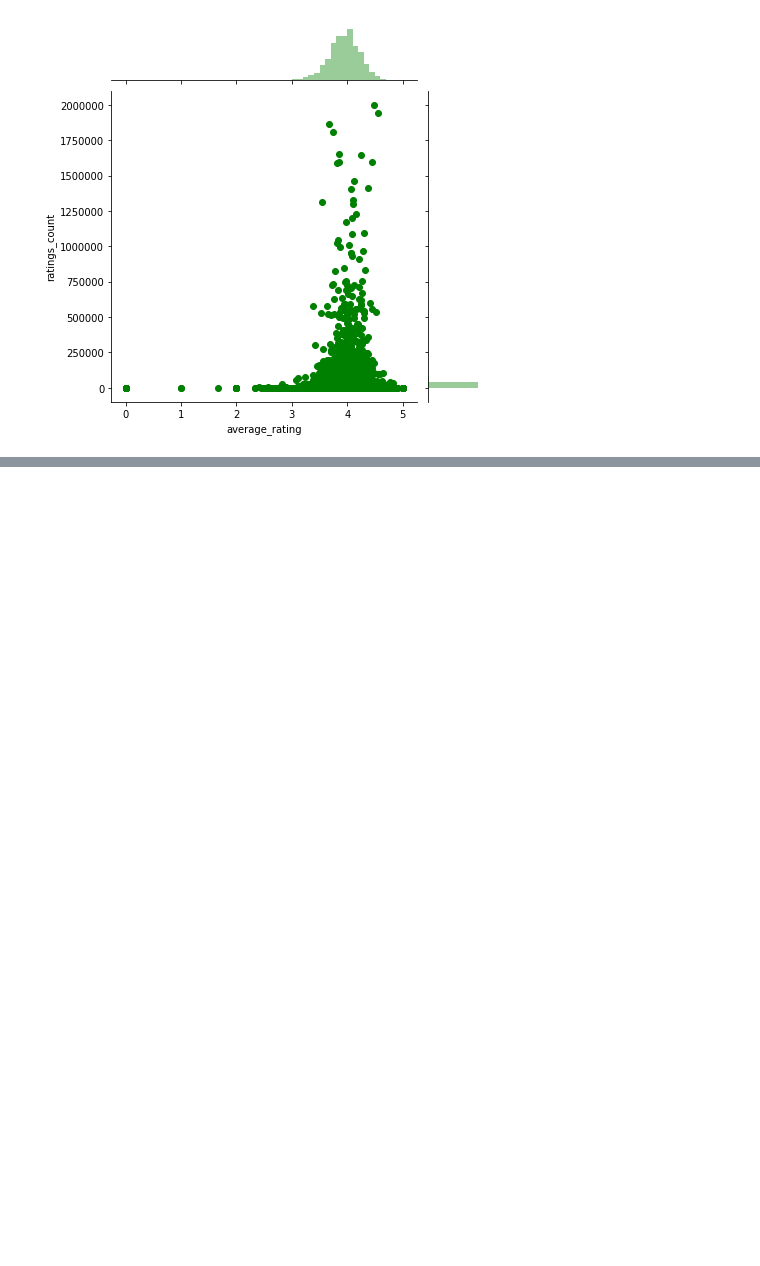
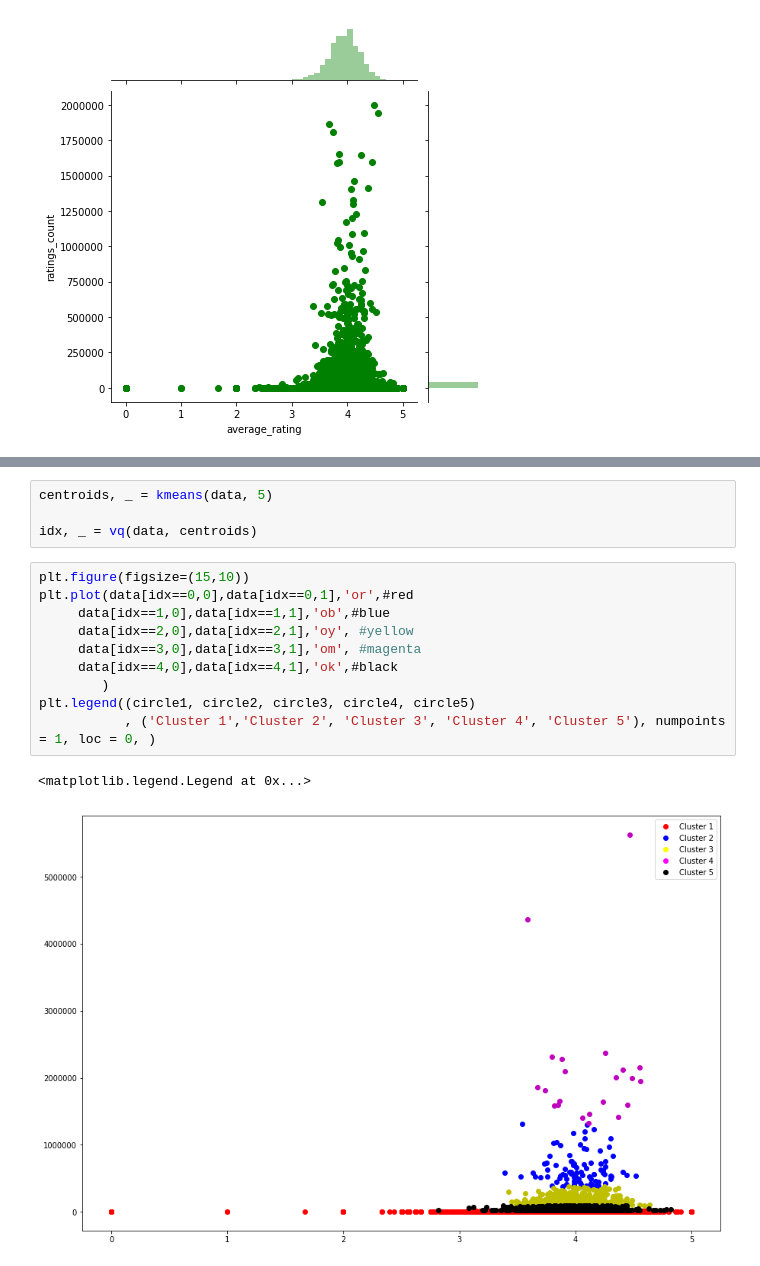
Before and after one commit to AdityaDTewari/Datasets_analysis, a Jupyter notebook: goodreadsbooks/Book_recommendation.ipynb, the cells around one changed output, grey strips where cells are left out. Saved outputs shown, nothing was run; the diff lists cells and outputs as text; blank space fills up the shorter version.

```diff
--- a/goodreadsbooks/Book_recommendation.ipynb
+++ b/goodreadsbooks/Book_recommendation.ipynb
@@ -152,0 +186,17 @@ ax = sns.jointplot(x="average_rating", y="ratings_count", data = tri, color = 'g
+# %%
+centroids, _ = kmeans(data, 5)
+
+idx, _ = vq(data, centroids)
+# %%
+plt.figure(figsize=(15,10))
+plt.plot(data[idx==0,0],data[idx==0,1],'or',#red
+     data[idx==1,0],data[idx==1,1],'ob',#blue
+     data[idx==2,0],data[idx==2,1],'oy', #yellow
+     data[idx==3,0],data[idx==3,1],'om', #magenta
+     data[idx==4,0],data[idx==4,1],'ok',#black
+        )
+plt.legend((circle1, circle2, circle3, circle4, circle5)
+           , ('Cluster 1','Cluster 2', 'Cluster 3', 'Cluster 4', 'Cluster 5'), numpoints = 1, loc = 0, )
+# %% [output]
+<matplotlib.legend.Legend at 0x...>
+[figure, added]
```
Also changed, not shown: parts of 6 cells of this notebook.
